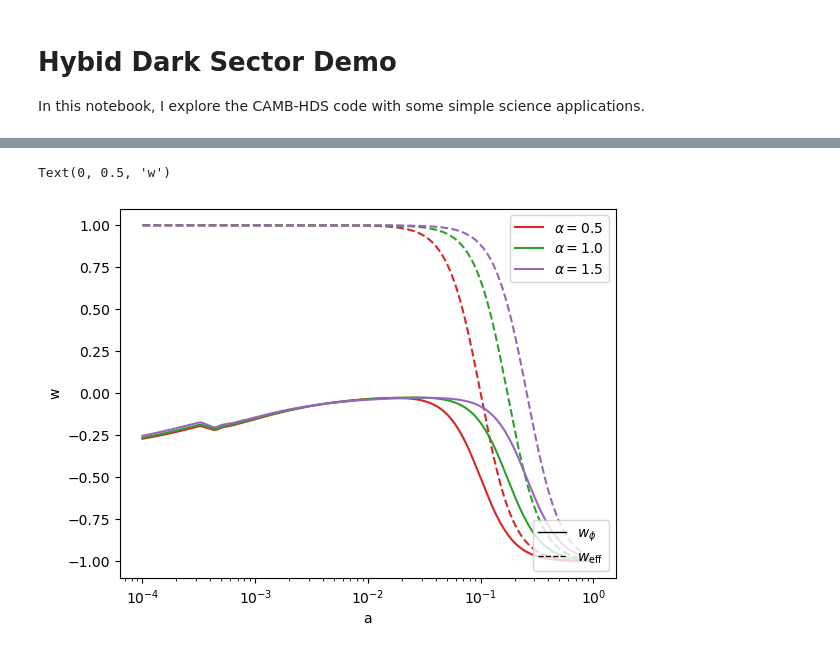
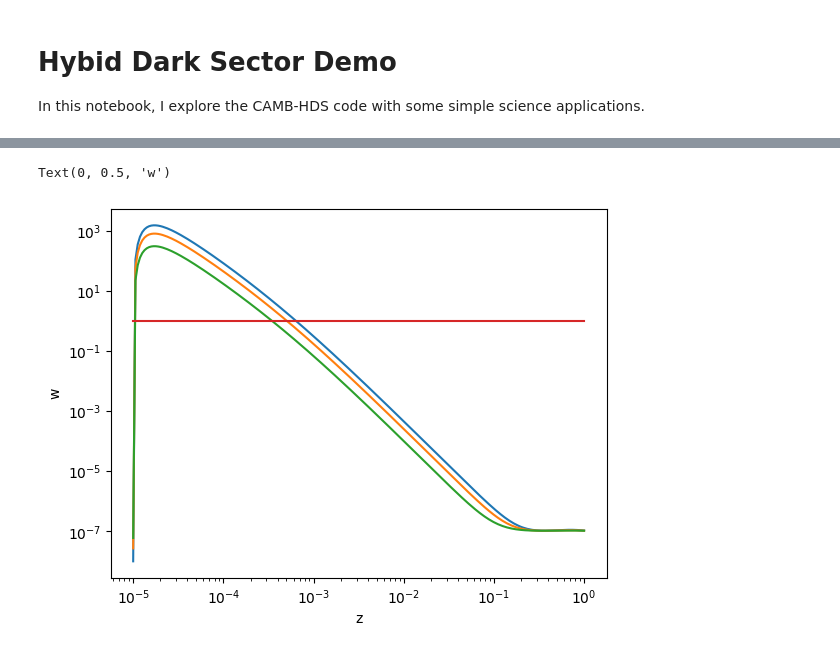
Before and after one commit to joaoreboucas1/CAMB-HDS, a Jupyter notebook: docs/TestPotential.ipynb, the cells around one changed output, grey strips where cells are left out. Saved outputs shown, nothing was run; the diff lists cells and outputs as text; code cells hidden in the pictures.

```diff
--- a/docs/TestPotential.ipynb
+++ b/docs/TestPotential.ipynb
@@ -171,32 +64,10 @@ for alpha in alphas:
-# %%
-# Plotting w_eff
-fig, ax = plt.subplots()
-legend_labels = [fr"$\alpha = {alpha}$" for alpha in alphas]
-colors = ['tab:red', 'tab:green', 'tab:purple']
-for result, label, color in zip(results, legend_labels, colors):
-    if label == r"$\Lambda CDM$": continue
-    rhos = result.get_background_densities(scale_factor)
-    H = scale_factor*result.h_of_z(1/scale_factor - 1)
-    _, w_de = result.get_dark_energy_rho_w(scale_factor)
-    rho_de = rhos['de']/scale_factor**4
-    rho_cdm = rhos['cdm']/scale_factor**4
-    de = result.Params.DarkEnergy
-    phi_interpolator = interp1d(de.sampled_a, de.phi_a)
-    phi_prime_interpolator = interp1d(de.sampled_a, de.phidot_a)
-    phi = phi_interpolator(scale_factor)
-    phi_prime = phi_prime_interpolator(scale_factor)
-    w_eff = w_de + de.alpha * phi_prime * rho_cdm / (phi * 3 * H * rho_de)
-    plt.semilogx(scale_factor, w_eff, label=label, color=color)
-    plt.semilogx(scale_factor, w_de, ls='--', color=color)
-
-l = ax.legend()
-ax.add_artist(l)
-# Custom legend
-custom_lines = [mpl.lines.Line2D([0], [0], color="black", lw=1, ls='-'), \
-                mpl.lines.Line2D([0], [0], color="black", lw=1, ls='--'),]
-ax.legend(handles=custom_lines, labels=[r"$w_\phi$", r"$w_\mathrm{eff}$"], loc="lower right")
-plt.xlabel("a")
-plt.ylabel(r"w")
-# %% [output]
-Text(0, 0.5, 'w')
-[figure, removed]
+# %%
+a = np.logspace(-5, 0, 200)
+for result in results:
+    rho, w = result.get_dark_energy_rho_w(a)
+    plt.loglog(a, rho)
+plt.xlabel("z")
+plt.ylabel("w")
+# %% [output]
+Text(0, 0.5, 'w')
+[figure, added]
```
Also changed, not shown: parts of 6 cells of this notebook, 1 other file.
